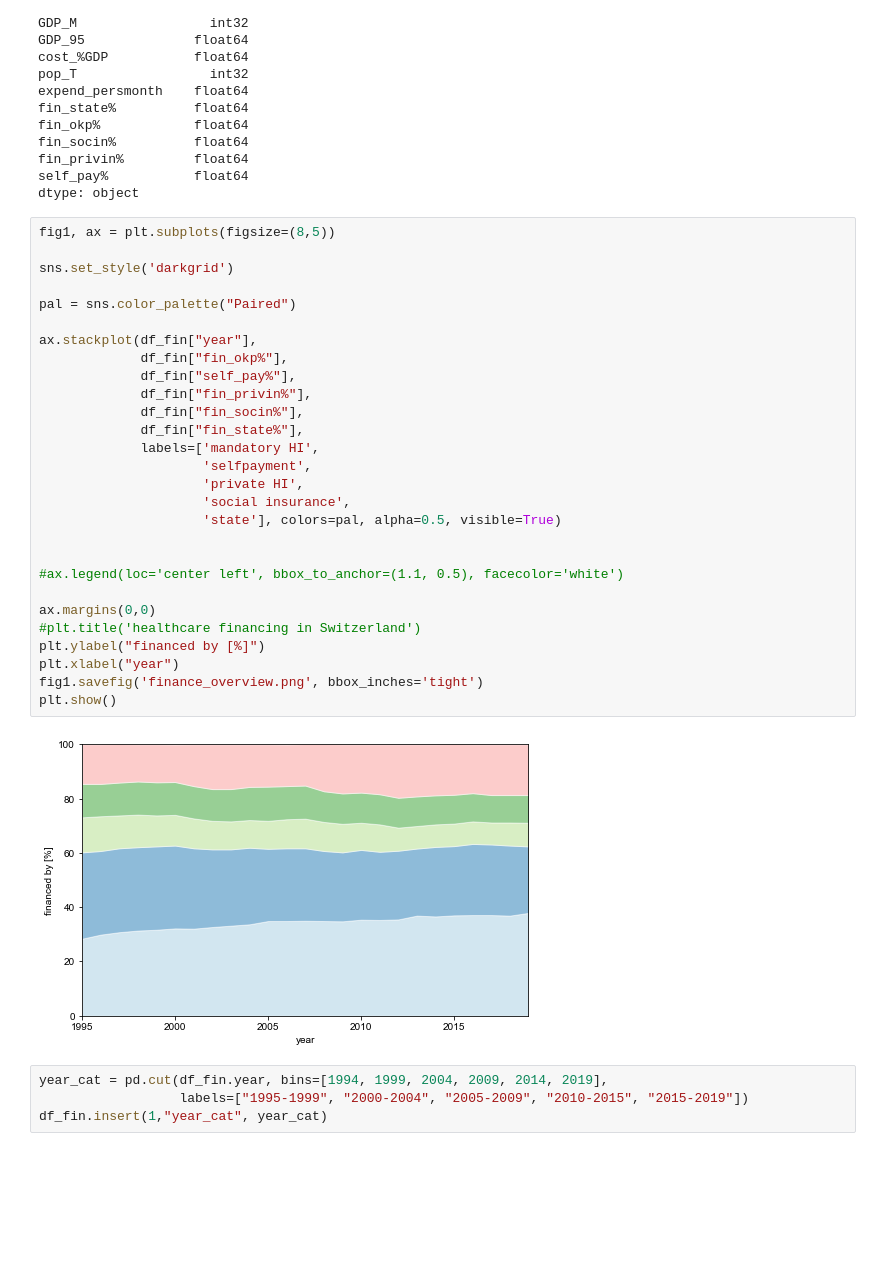
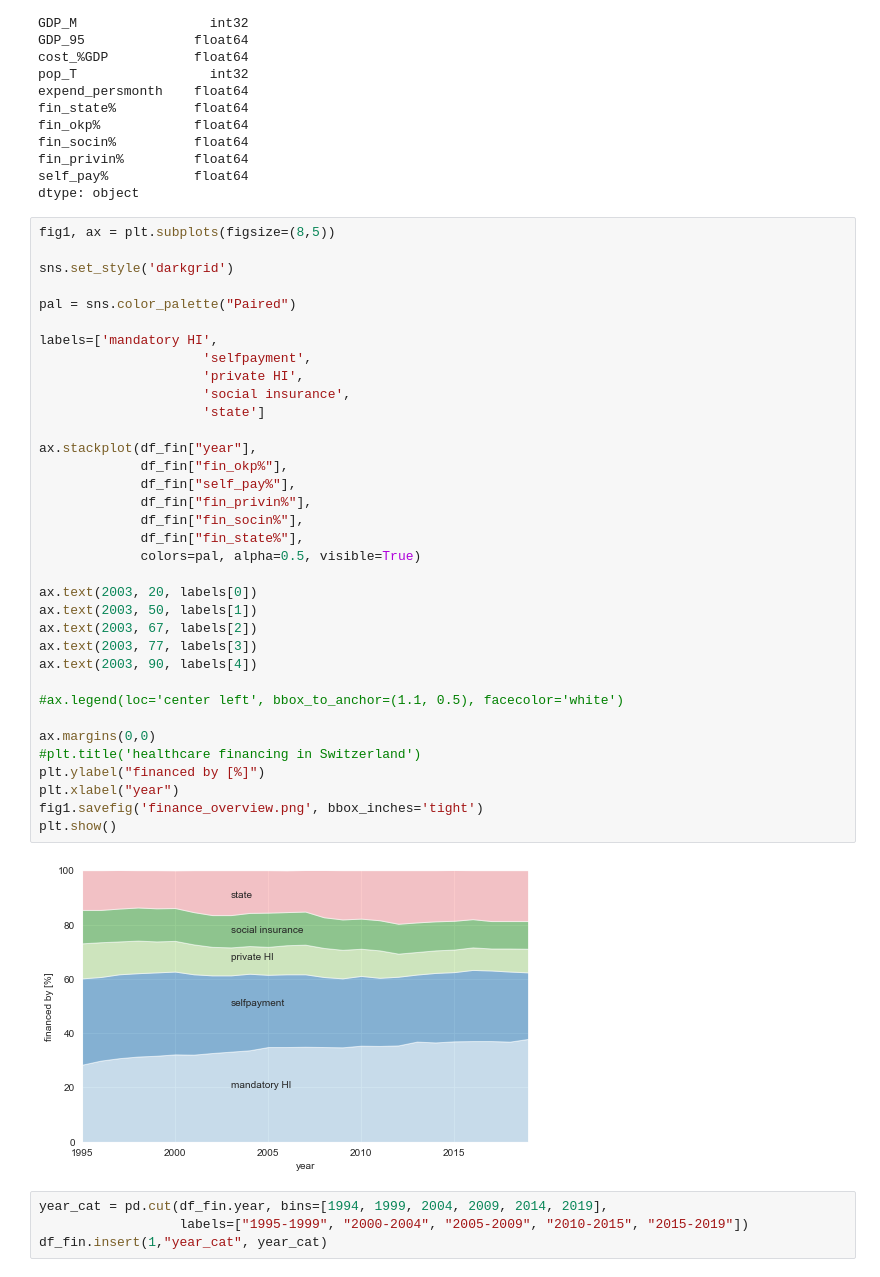
Before and after one commit to dcherzig/data-visualization, a Jupyter notebook: LO3.ipynb, the cells around one changed output. Drawn from its saved outputs; the diff is of its cells as text; blank space fills up the shorter version.

```diff
--- a/LO3.ipynb
+++ b/LO3.ipynb
@@ -80,33 +80,40 @@ dtype: object
 # %%
 fig1, ax = plt.subplots(figsize=(8,5))
 
 sns.set_style('darkgrid')
 
 pal = sns.color_palette("Paired")
 
+labels=['mandatory HI',
+                     'selfpayment',
+                     'private HI',
+                     'social insurance',
+                     'state']
+
 ax.stackplot(df_fin["year"],
              df_fin["fin_okp%"],
              df_fin["self_pay%"],
              df_fin["fin_privin%"],
              df_fin["fin_socin%"],
              df_fin["fin_state%"],
-             labels=['mandatory HI',
-                     'selfpayment',
-                     'private HI',
-                     'social insurance',
-                     'state'], colors=pal, alpha=0.5, visible=True)
+             colors=pal, alpha=0.5, visible=True)
 
+ax.text(2003, 20, labels[0])
+ax.text(2003, 50, labels[1])
+ax.text(2003, 67, labels[2])
+ax.text(2003, 77, labels[3])
+ax.text(2003, 90, labels[4])
 
 #ax.legend(loc='center left', bbox_to_anchor=(1.1, 0.5), facecolor='white')
 
 ax.margins(0,0)
 #plt.title('healthcare financing in Switzerland')
 plt.ylabel("financed by [%]")
 plt.xlabel("year")
 fig1.savefig('finance_overview.png', bbox_inches='tight')
 plt.show()
 # %% [output]
-[figure, old version]
+[figure, new version]
 # %%
 year_cat = pd.cut(df_fin.year, bins=[1994, 1999, 2004, 2009, 2014, 2019],
                   labels=["1995-1999", "2000-2004", "2005-2009", "2010-2015", "2015-2019"])
```
Also changed, not shown: parts of 8 cells of this notebook, 3 other files.
